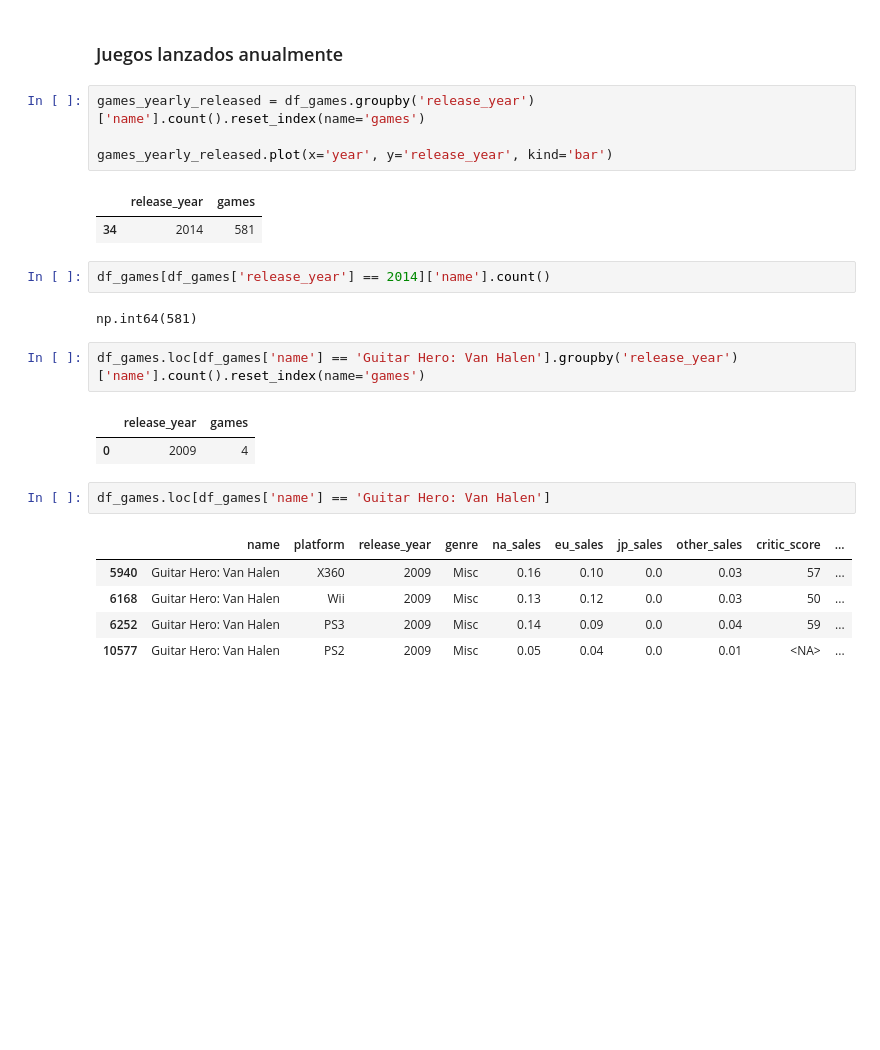
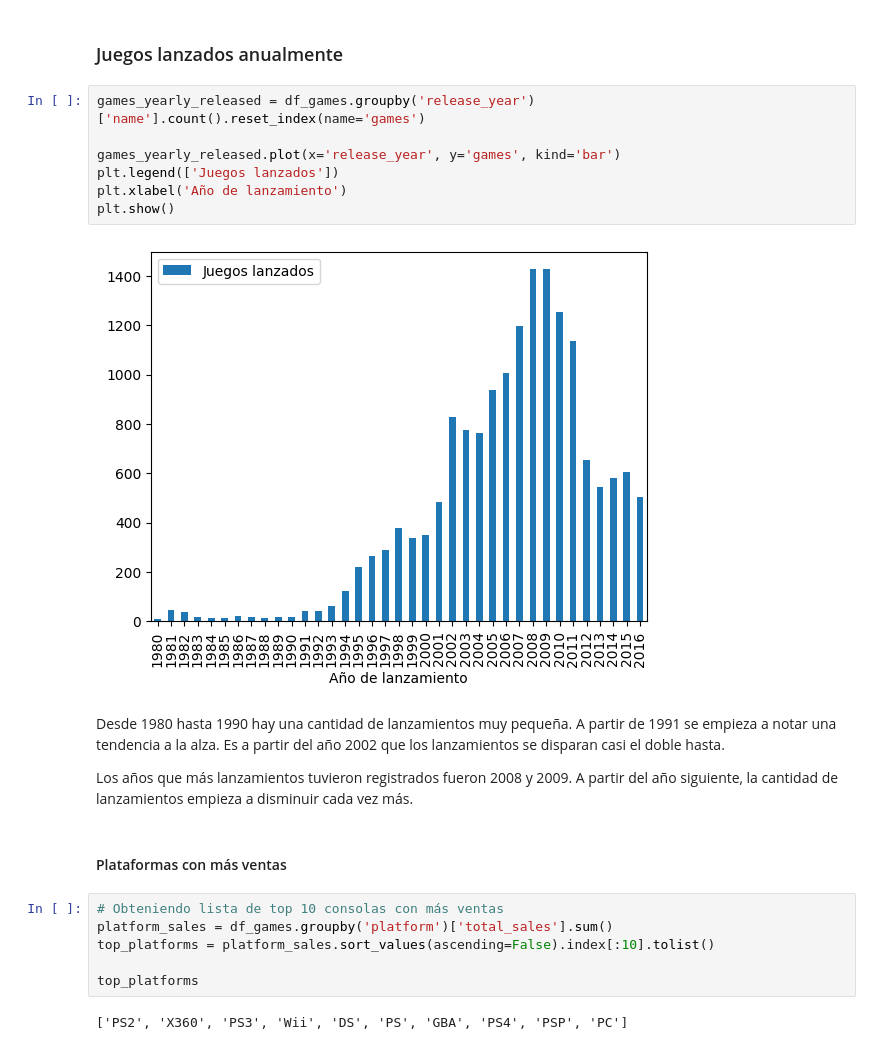
Before and after one commit to rodwayne/tt-sprint6-project, a Jupyter notebook: project.ipynb, the cells around one changed output. Drawn from its saved outputs; the diff is of its cells as text; blank space fills up the shorter version.

```diff
--- a/project.ipynb
+++ b/project.ipynb
@@ -207,24 +207,23 @@ df_games['total_sales'] = df_games[sales_columns].sum(axis=1).round(2)
 # %%
 games_yearly_released = df_games.groupby('release_year')['name'].count().reset_index(name='games')
 
-games_yearly_released.plot(x='year', y='release_year', kind='bar')
+games_yearly_released.plot(x='release_year', y='games', kind='bar')
+plt.legend(['Juegos lanzados'])
+plt.xlabel('Año de lanzamiento')
+plt.show()
 # %% [output]
-|  | release_year | games |
-| 34 | 2014 | 581 |
+[figure, added]
+# %% [markdown]
+Desde 1980 hasta 1990 hay una cantidad de lanzamientos muy pequeña. A partir de 1991 se empieza a notar una tendencia a la alza. Es a partir del año 2002 que los lanzamientos se disparan casi el doble hasta.
+
+Los años que más lanzamientos tuvieron registrados fueron 2008 y 2009. A partir del año siguiente, la cantidad de lanzamientos empieza a disminuir cada vez más.
+# %% [markdown]
+#### Plataformas con más ventas
 # %%
-df_games[df_games['release_year'] == 2014]['name'].count()
+# Obteniendo lista de top 10 consolas con más ventas
+platform_sales = df_games.groupby('platform')['total_sales'].sum()
+top_platforms = platform_sales.sort_values(ascending=False).index[:10].tolist()
+
+top_platforms
 # %% [output]
-np.int64(581)
+['PS2', 'X360', 'PS3', 'Wii', 'DS', 'PS', 'GBA', 'PS4', 'PSP', 'PC']
-# %%
-df_games.loc[df_games['name'] == 'Guitar Hero: Van Halen'].groupby('release_year')['name'].count().reset_index(name='games')
-# %% [output]
-|  | release_year | games |
-| 0 | 2009 | 4 |
-# %%
-df_games.loc[df_games['name'] == 'Guitar Hero: Van Halen']
-# %% [output]
-|  | name | platform | release_year | genre | na_sales | eu_sales | jp_sales | other_sales | critic_score | ... |
-| 5940 | Guitar Hero: Van Halen | X360 | 2009 | Misc | 0.16 | 0.10 | 0.0 | 0.03 | 57 | ... |
-| 6168 | Guitar Hero: Van Halen | Wii | 2009 | Misc | 0.13 | 0.12 | 0.0 | 0.03 | 50 | ... |
-| 6252 | Guitar Hero: Van Halen | PS3 | 2009 | Misc | 0.14 | 0.09 | 0.0 | 0.04 | 59 | ... |
-| 10577 | Guitar Hero: Van Halen | PS2 | 2009 | Misc | 0.05 | 0.04 | 0.0 | 0.01 | <NA> | ... |
```
Also changed, not shown: parts of 4 cells of this notebook.
